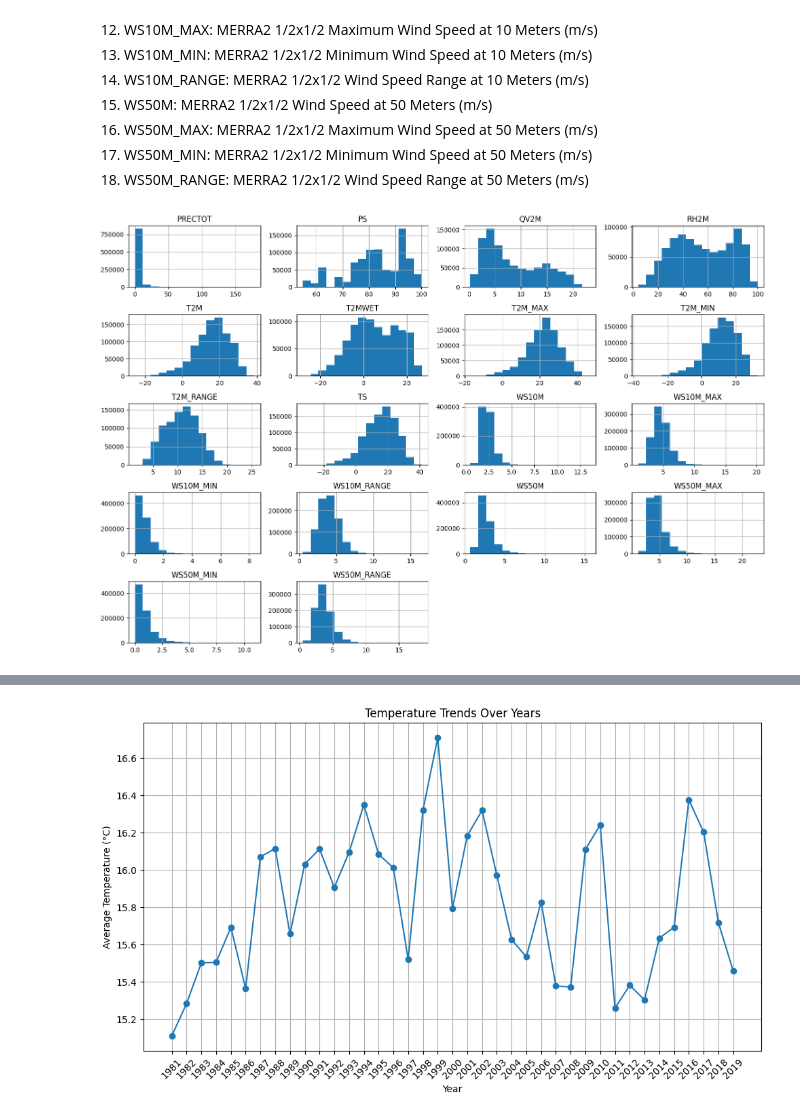
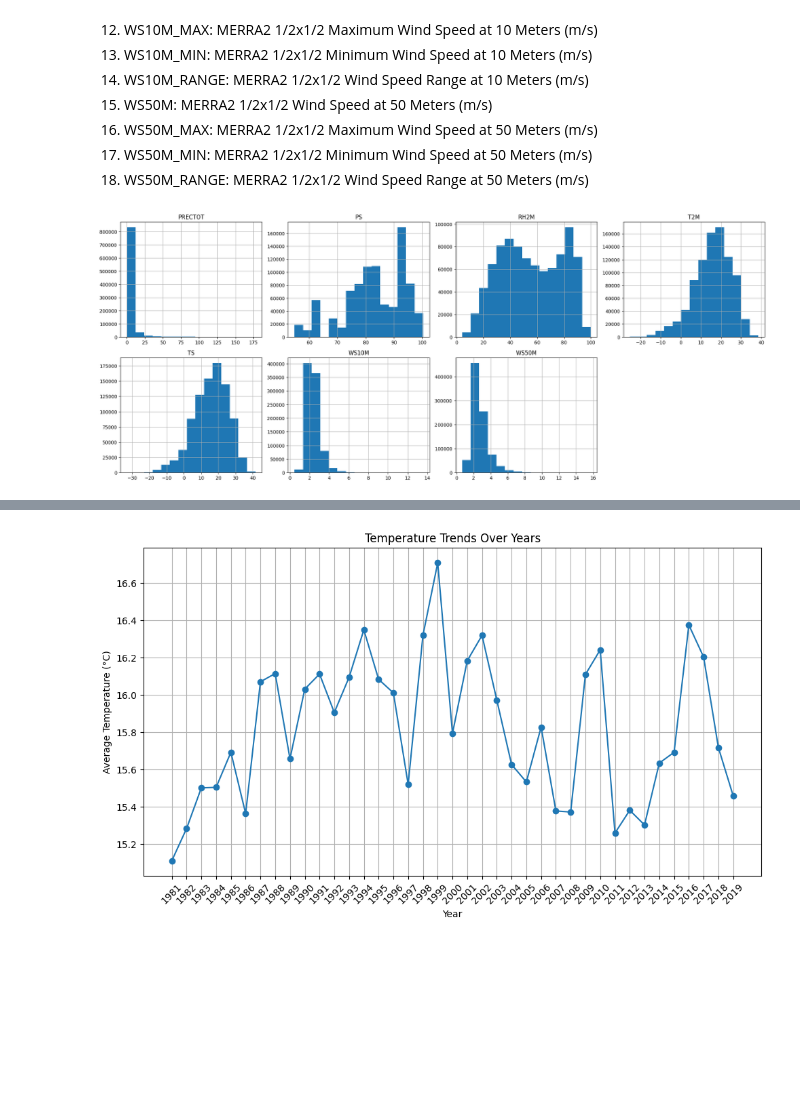
Before and after one commit to navin123456789/Nepal_Weather_Dataset, a Jupyter notebook: Data_Mining.ipynb, the cells around one changed output, grey strips where cells are left out. Cells and saved outputs as stored; diff of their text form; code cells hidden in the pictures; blank space fills up the shorter version.

```diff
--- a/Data_Mining.ipynb
+++ b/Data_Mining.ipynb
@@ -119,9 +119,9 @@ dtype: int64
 18. WS50M_RANGE: MERRA2 1/2x1/2 Wind Speed Range at 50 Meters (m/s)
 # %%
 # Plot histograms for numeric columns
-numeric_columns = ['PRECTOT', 'PS', 'QV2M', 'RH2M', 'T2M', 'T2MWET', 'T2M_MAX', 'T2M_MIN', 'T2M_RANGE', 'TS', 'WS10M', 'WS10M_MAX', 'WS10M_MIN', 'WS10M_RANGE', 'WS50M', 'WS50M_MAX', 'WS50M_MIN', 'WS50M_RANGE']
-weather_data[numeric_columns].hist(bins=15, figsize=(15, 10), layout=(5, 4))
+numeric_columns = ['PRECTOT', 'PS', 'RH2M', 'T2M','TS', 'WS10M','WS50M']
+weather_data[numeric_columns].hist(bins=15, figsize=(20, 20), layout=(5, 4))
 plt.tight_layout()
 plt.show()
 # %% [output]
-[figure, old version]
+[figure, new version]
```
Also changed, not shown: parts of 12 cells of this notebook.
